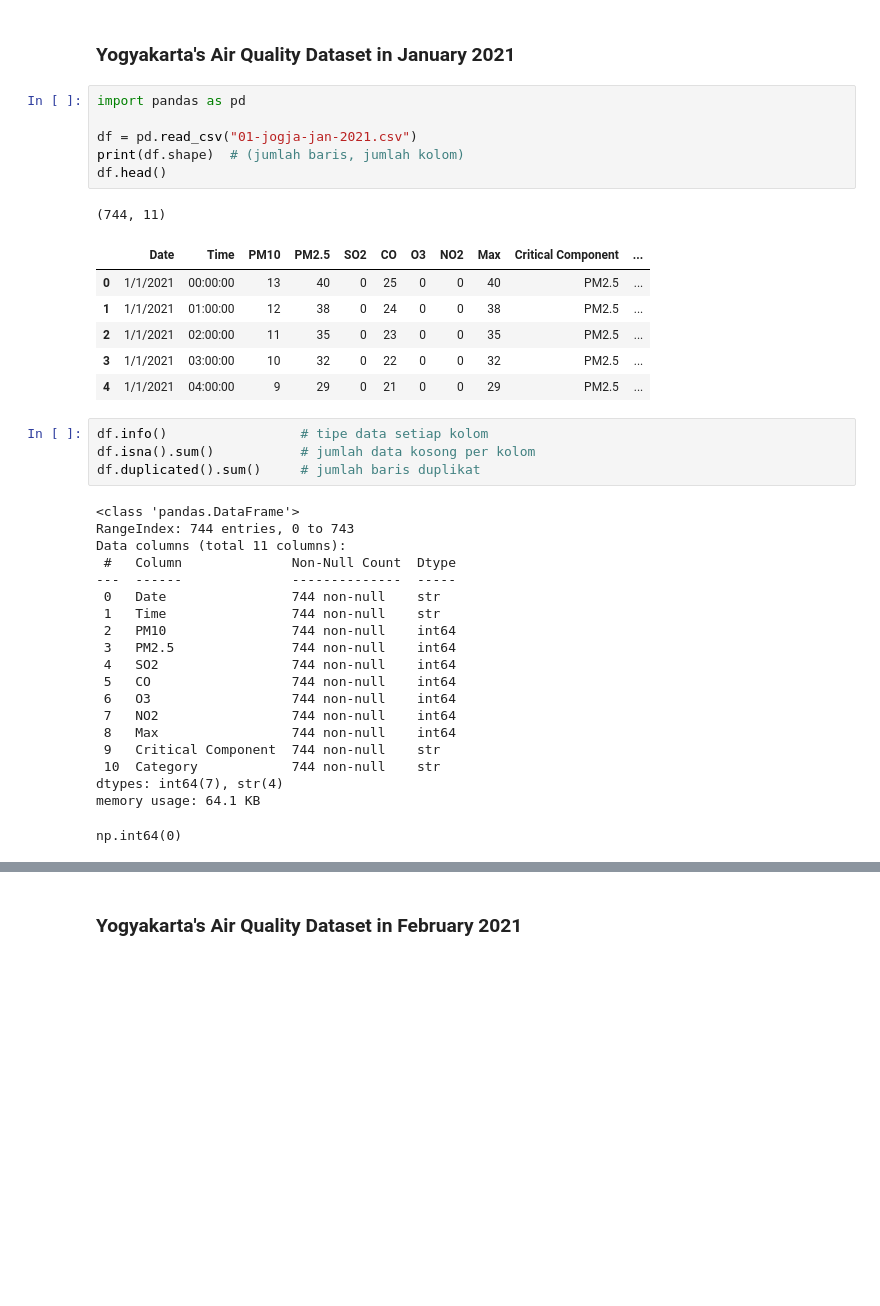
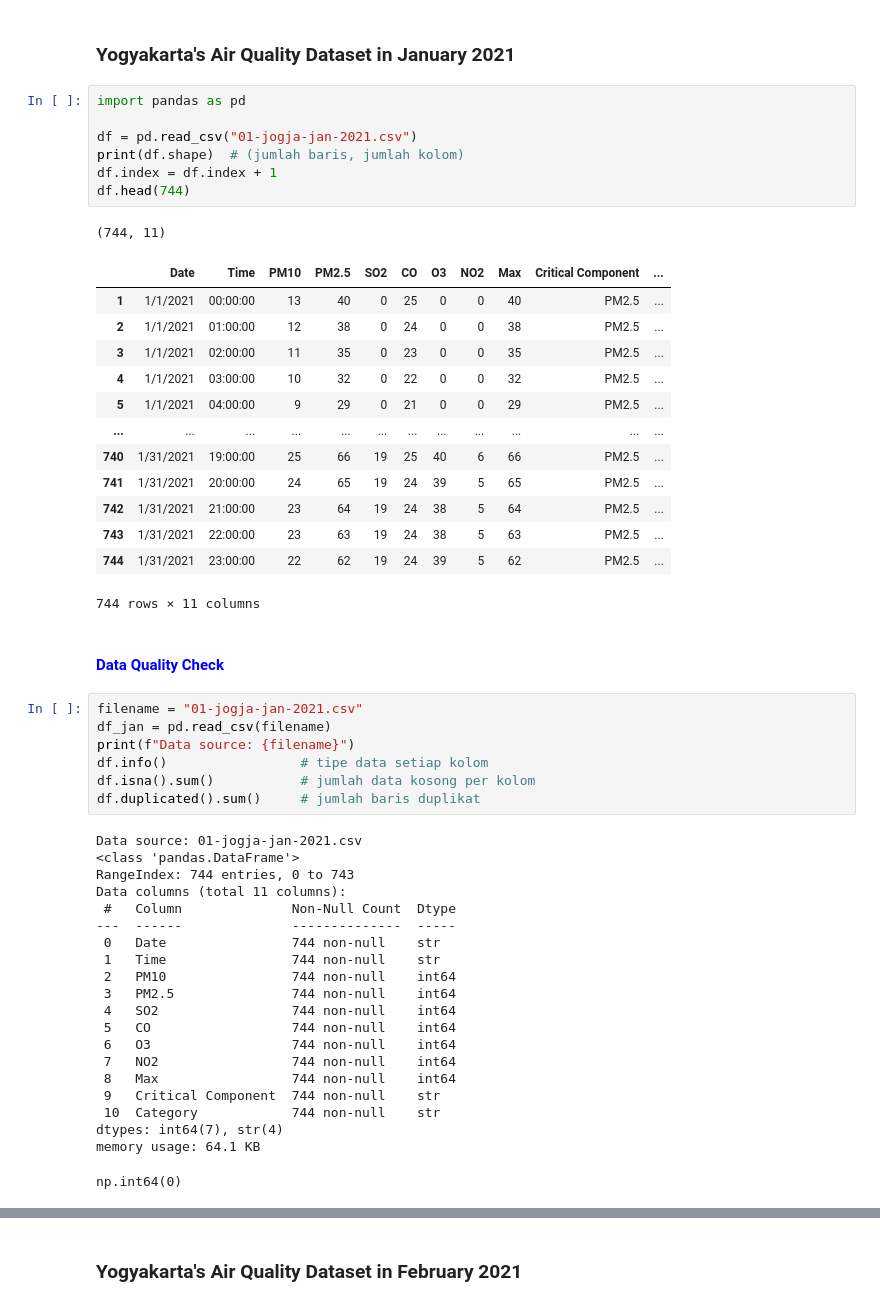
Before and after one commit to dapinn-yy/STATISTIKA-EDA, a Jupyter notebook: eda_kelompok_12.ipynb, the cells around one changed output, grey strips where cells are left out. Saved outputs shown, nothing was run; the diff lists cells and outputs as text; blank space fills up the shorter version.

```diff
--- a/eda_kelompok_12.ipynb
+++ b/eda_kelompok_12.ipynb
@@ -43,22 +22,36 @@ Air quality is one of the key indicators for assessing a city’s sustainability
 # %%
 import pandas as pd
 
 df = pd.read_csv("01-jogja-jan-2021.csv")
 print(df.shape)  # (jumlah baris, jumlah kolom)
-df.head()
+df.index = df.index + 1
+df.head(744)
 # %% [output]
 (744, 11)
 |  | Date | Time | PM10 | PM2.5 | SO2 | CO | O3 | NO2 | Max | Critical Component | ... |
-| 0 | 1/1/2021 | 00:00:00 | 13 | 40 | 0 | 25 | 0 | 0 | 40 | PM2.5 | ... |
-| 1 | 1/1/2021 | 01:00:00 | 12 | 38 | 0 | 24 | 0 | 0 | 38 | PM2.5 | ... |
-| 2 | 1/1/2021 | 02:00:00 | 11 | 35 | 0 | 23 | 0 | 0 | 35 | PM2.5 | ... |
-| 3 | 1/1/2021 | 03:00:00 | 10 | 32 | 0 | 22 | 0 | 0 | 32 | PM2.5 | ... |
-| 4 | 1/1/2021 | 04:00:00 | 9 | 29 | 0 | 21 | 0 | 0 | 29 | PM2.5 | ... |
+| 1 | 1/1/2021 | 00:00:00 | 13 | 40 | 0 | 25 | 0 | 0 | 40 | PM2.5 | ... |
+| 2 | 1/1/2021 | 01:00:00 | 12 | 38 | 0 | 24 | 0 | 0 | 38 | PM2.5 | ... |
+| 3 | 1/1/2021 | 02:00:00 | 11 | 35 | 0 | 23 | 0 | 0 | 35 | PM2.5 | ... |
+| 4 | 1/1/2021 | 03:00:00 | 10 | 32 | 0 | 22 | 0 | 0 | 32 | PM2.5 | ... |
+| 5 | 1/1/2021 | 04:00:00 | 9 | 29 | 0 | 21 | 0 | 0 | 29 | PM2.5 | ... |
+| ... | ... | ... | ... | ... | ... | ... | ... | ... | ... | ... | ... |
+| 740 | 1/31/2021 | 19:00:00 | 25 | 66 | 19 | 25 | 40 | 6 | 66 | PM2.5 | ... |
+| 741 | 1/31/2021 | 20:00:00 | 24 | 65 | 19 | 24 | 39 | 5 | 65 | PM2.5 | ... |
+| 742 | 1/31/2021 | 21:00:00 | 23 | 64 | 19 | 24 | 38 | 5 | 64 | PM2.5 | ... |
+| 743 | 1/31/2021 | 22:00:00 | 23 | 63 | 19 | 24 | 38 | 5 | 63 | PM2.5 | ... |
+| 744 | 1/31/2021 | 23:00:00 | 22 | 62 | 19 | 24 | 39 | 5 | 62 | PM2.5 | ... |
+744 rows × 11 columns
+# %% [markdown]
+#### <span style="color:blue">**Data Quality Check**</span>
 # %%
+filename = "01-jogja-jan-2021.csv"
+df_jan = pd.read_csv(filename)
+print(f"Data source: {filename}")
 df.info()                 # tipe data setiap kolom
 df.isna().sum()           # jumlah data kosong per kolom
 df.duplicated().sum()     # jumlah baris duplikat
 # %% [output]
+Data source: 01-jogja-jan-2021.csv
 <class 'pandas.DataFrame'>
 RangeIndex: 744 entries, 0 to 743
 Data columns (total 11 columns):
```
Also changed, not shown: parts of 29 cells of this notebook.
